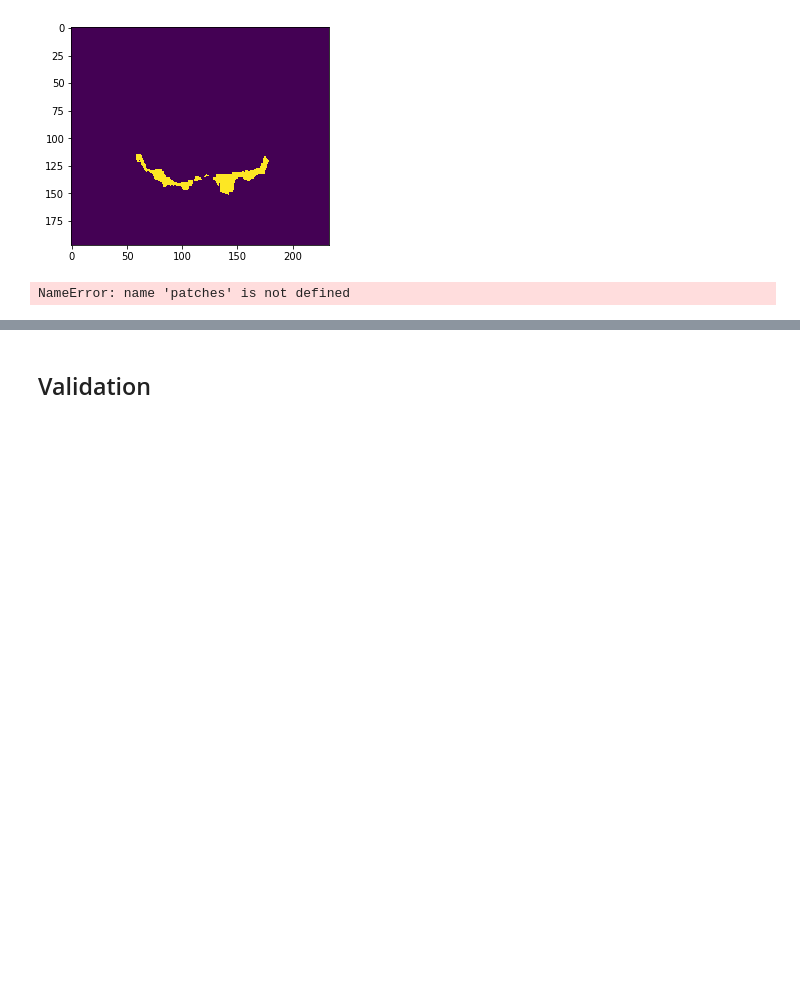
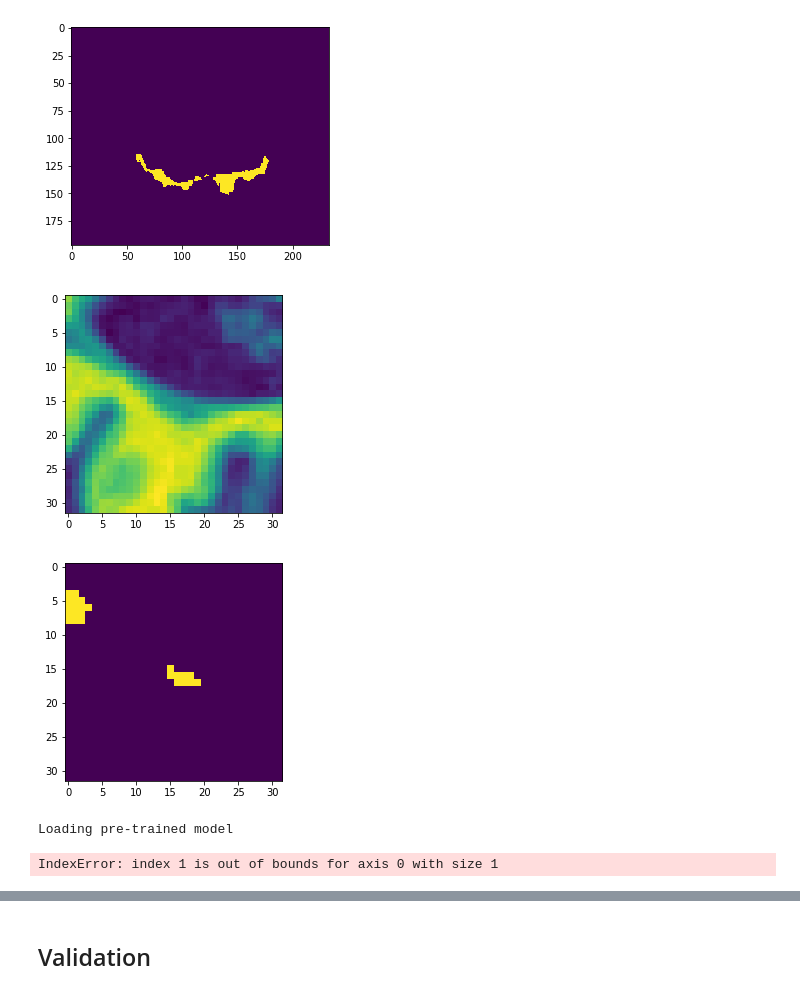
Before and after one commit to devhliu/MIP-DeepStroke, a Jupyter notebook: TestPreprocessing.ipynb, the cells around one changed output, grey strips where cells are left out. Drawn from its saved outputs; the diff is of its cells as text; code cells hidden in the pictures; blank space fills up the shorter version.

Commit message:
Added some visualizations for Tensorboard + prediction method

```diff
--- a/TestPreprocessing.ipynb
+++ b/TestPreprocessing.ipynb
@@ -177,17 +177,20 @@ plt.show()
 [figure]
 # %%
 i=3
+patches=[]
+patches_lesion=[]
 filepath = os.path.join(input_path,"input_{}-{}-extra.nii".format(patient,i))
 filepath2 = os.path.join(mask_path,"mask_{}-{}-extra.nii".format(patient,i))
 patch = nb.load(filepath).get_data()
 lesionp = nb.load(filepath2).get_data()
 patches.append(patch)
 patches_lesion.append(lesionp)
 
 
 plt.imshow(patch[:,:,16])
 plt.show()
 plt.imshow(lesionp[:,:,16])
 plt.show()
 # %% [output]
-NameError: name 'patches' is not defined
+[figure, added]
+[figure, added]
@@ -193,0 +208,27 @@ NameError: name 'patches' is not defined
+# %%
+model_path = "/home/simon/model.25--0.14.hdf5"
+model = predict.load_old_model(model_path)
+# %% [output]
+Loading pre-trained model
+# %%
+from tqdm import tqdm
+patch_size = [32,32,32]
+path_data = "/home/simon/Datasets/Data/32x32x32/train"
+brain, lesion = get_patient("031930",path_data)
+
+
+patches_brain = image_processing.create_patches_from_images(brain,patch_size)
+patches_lesion = image_processing.create_patches_from_images(lesion, patch_size)
+predictions=[]
+for p in tqdm(patches_brain):
+    p = p.reshape(1,1,32,32,32)
+    #pred = model.predict(p)[0][0]
+    pred=np.array([0,0])
+    predictions.append(pred)
+
+original_image_size = [197, 233, 189]
+lesion_pred = image_processing.recreate_image_from_patches(original_image_size, predictions)
+plt.imshow(lesion_pred)
+plt.show()
+# %% [output]
+IndexError: index 1 is out of bounds for axis 0 with size 1
```
Also changed, not shown: parts of 7 cells of this notebook, 9 other files.
